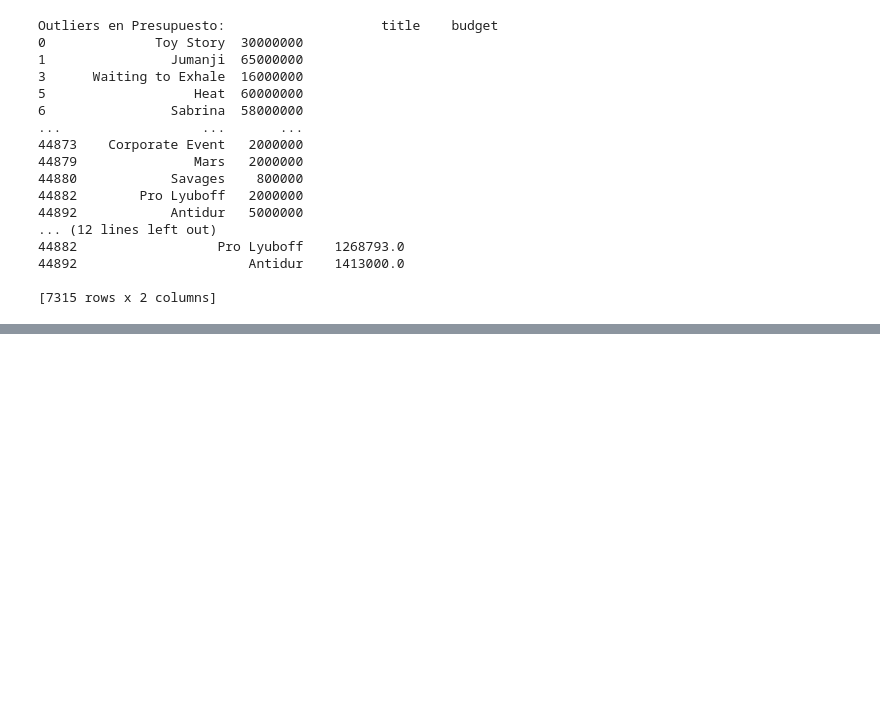
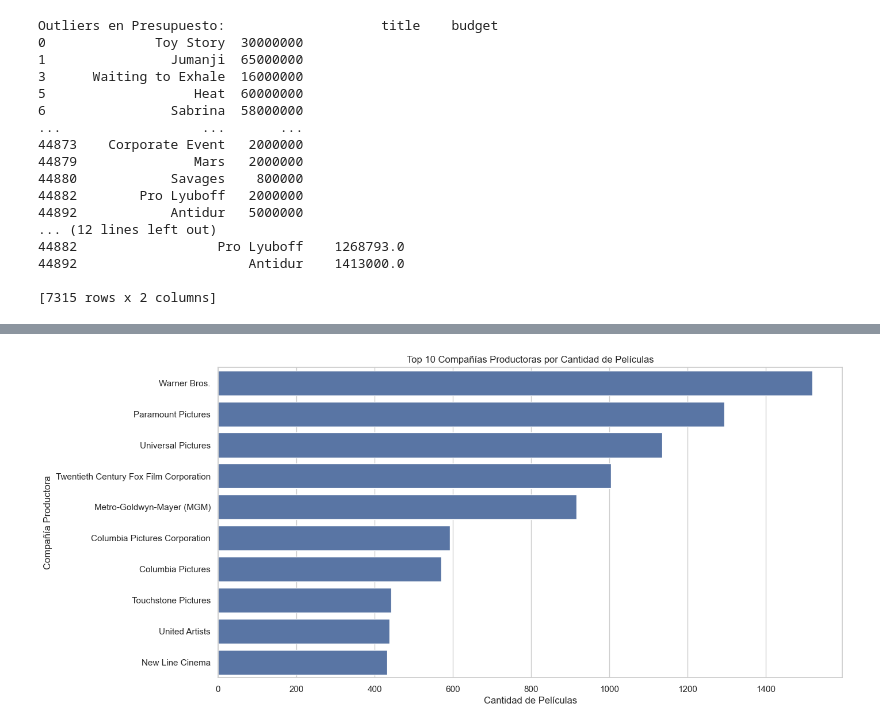
Before and after one commit to GermaNieva/Henry---Proyecto-indivudual, a Jupyter notebook: NOTEBOOKS/data_analysis.ipynb, the cells around one changed output, grey strips where cells are left out. Saved outputs shown, nothing was run; the diff lists cells and outputs as text; code cells hidden in the pictures; blank space fills up the shorter version.

```diff
--- a/NOTEBOOKS/data_analysis.ipynb
+++ b/NOTEBOOKS/data_analysis.ipynb
@@ -168,0 +186,10 @@ Outliers en Presupuesto:                    title    budget
+# %%
+# Compañías Productoras Más Populares
+plt.figure(figsize=(14, 7))
+sns.countplot(y='company_name', data=data, order=data['company_name'].value_counts().index[:10])
+plt.title('Top 10 Compañías Productoras por Cantidad de Películas')
+plt.xlabel('Cantidad de Películas')
+plt.ylabel('Compañía Productora')
+plt.show()
+# %% [output]
+[figure, added]
```
Also changed, not shown: parts of 10 cells of this notebook, 4 other files.
